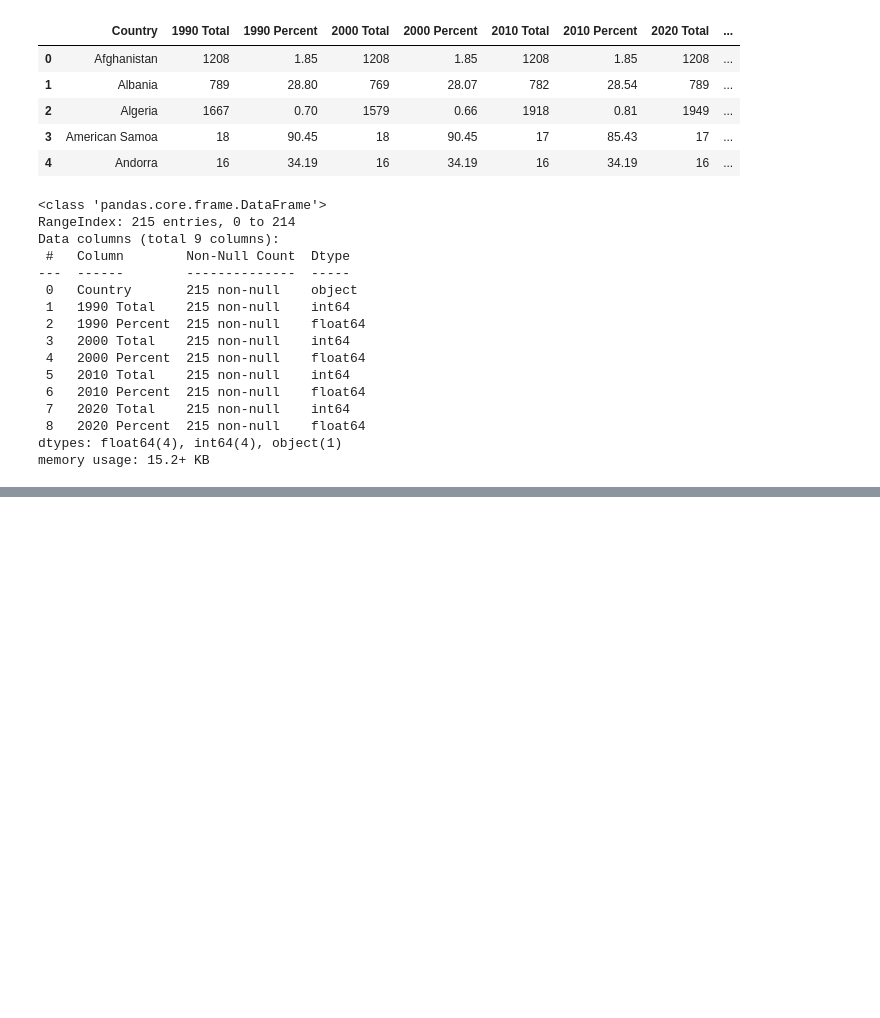
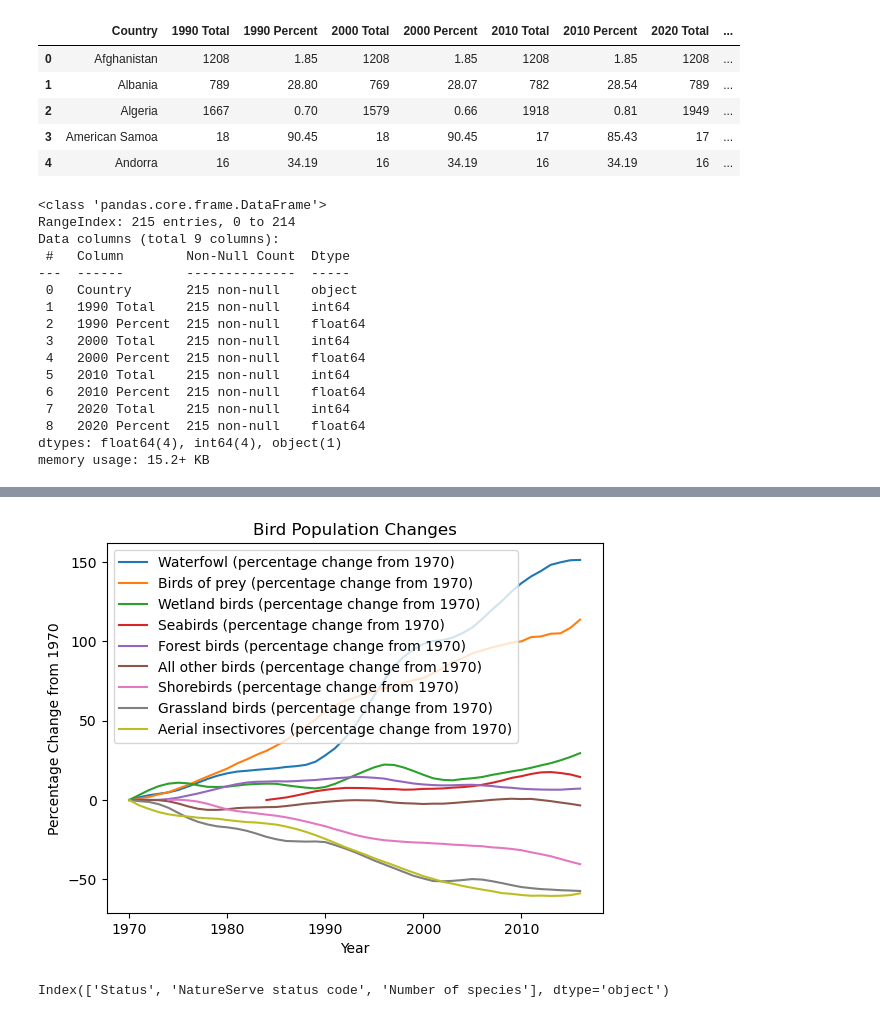
Before and after one commit to kristianrafuse/Project-3-Canadian-Biodiversity-and-Global-Forest-Decline, a Jupyter notebook: DataClean.ipynb, the cells around one changed output, grey strips where cells are left out. Cells and saved outputs as stored; diff of their text form; code cells hidden in the pictures; blank space fills up the shorter version.

```diff
--- a/DataClean.ipynb
+++ b/DataClean.ipynb
@@ -215,0 +236,21 @@ species_df.to_json('Resources/species.json')
+# %%
+
+# Set the 'Year' column as the index
+bird_data_df.set_index('Year', inplace=True)
+
+# Plot the data using pandas plot function
+bird_data_df.plot(kind='line')
+
+# Set labels and title
+plt.xlabel('Year')
+plt.ylabel('Percentage Change from 1970')
+plt.title('Bird Population Changes')
+
+# Show the line chart
+plt.show()
+# %% [output]
+[figure, added]
+# %%
+national_df.columns
+# %% [output]
+Index(['Status', 'NatureServe status code', 'Number of species'], dtype='object')
```
Also changed, not shown: parts of 15 cells of this notebook, 5 other files.
